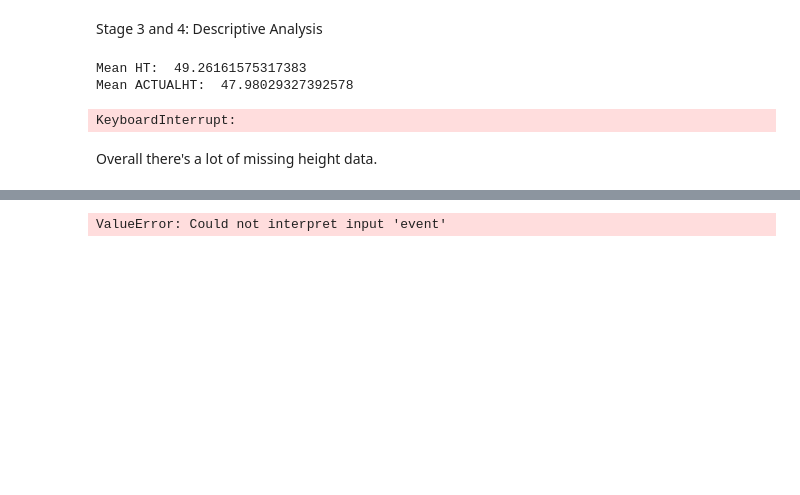
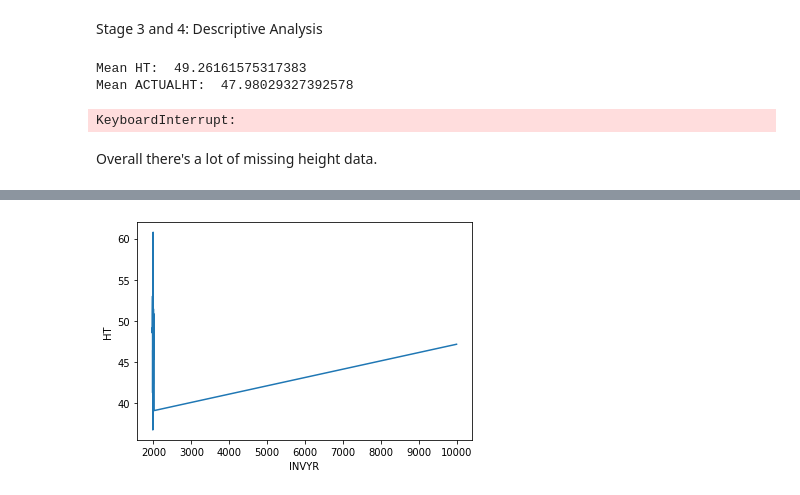
Before and after one commit to yeungjosh/AITP2020-DS-Challenge, a Jupyter notebook: code/data science trees.ipynb, the cells around one changed output, grey strips where cells are left out. Saved outputs shown, nothing was run; the diff lists cells and outputs as text; code cells hidden in the pictures; blank space fills up the shorter version.

Commit message:
year

```diff
--- a/code/data science trees.ipynb
+++ b/code/data science trees.ipynb
@@ -337,6 +346,6 @@ year_means = trees.groupby('INVYR', as_index=False)['HT'].mean()
 # %%
 ax = sns.lineplot(x="INVYR", y="HT",
 
-                  hue="event", style="event", data=year_means)
+                  data=year_means)
 # %% [output]
-ValueError: Could not interpret input 'event'
+[figure, added]
```
Also changed, not shown: parts of 4 cells of this notebook.
